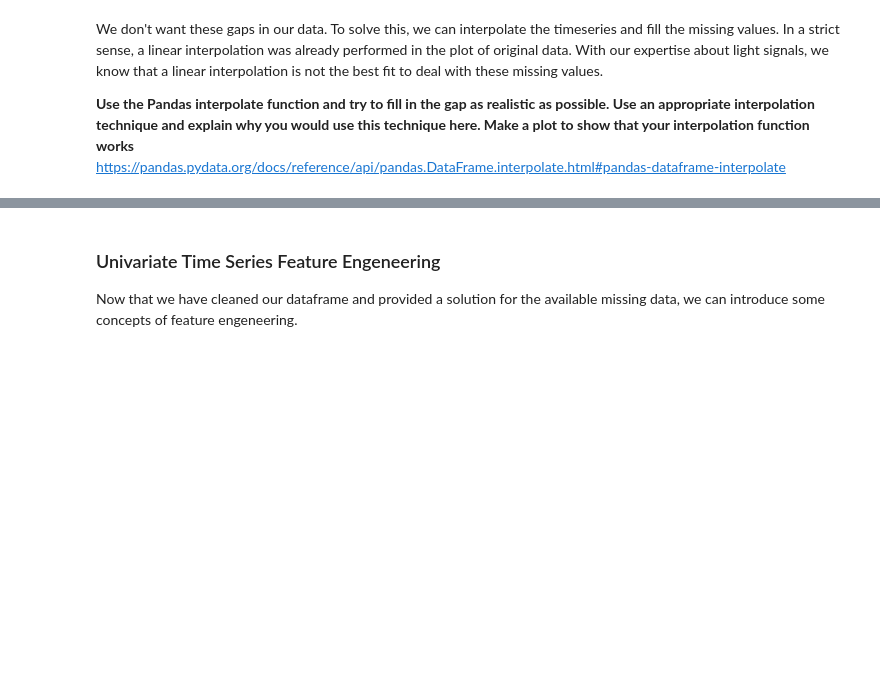
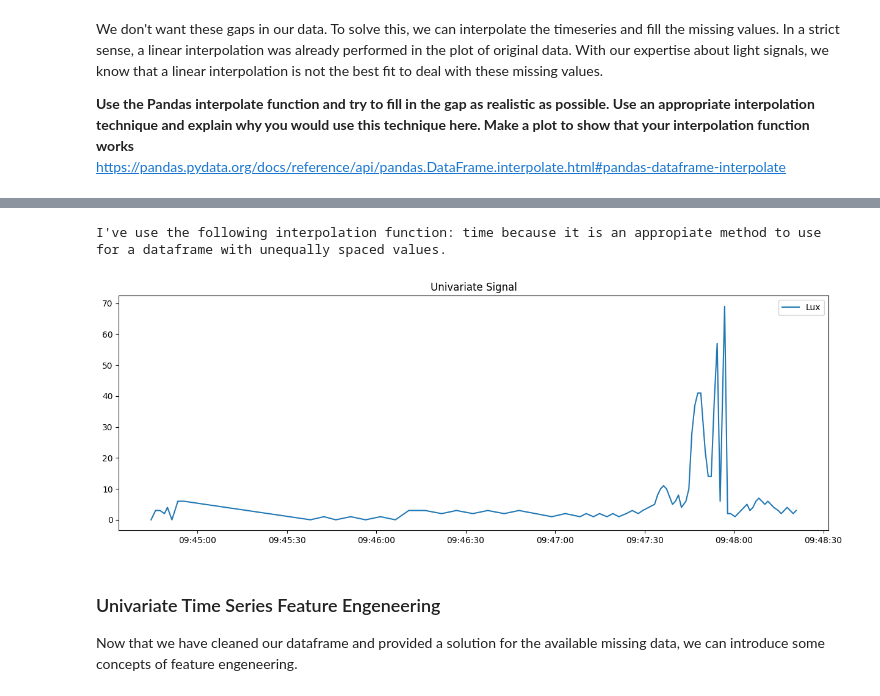
Before and after one commit to cesarz10/Data-Analytics-Healthcare, a Jupyter notebook: Lab_3_mobile/Lab_3_Mobile.ipynb, the cells around one changed output, grey strips where cells are left out. Saved outputs shown, nothing was run; the diff lists cells and outputs as text; code cells hidden in the pictures; blank space fills up the shorter version.

```diff
--- a/Lab_3_mobile/Lab_3_Mobile.ipynb
+++ b/Lab_3_mobile/Lab_3_Mobile.ipynb
@@ -315,5 +342,6 @@ plt.show()
 We don't want these gaps in our data. To solve this, we can interpolate the timeseries and fill the missing values. In a strict sense, a linear interpolation was already performed in the plot of original data. With our expertise about light signals, we know that a linear interpolation is not the best fit to deal with these missing values.
 
 **Use the Pandas interpolate function and try to fill in the gap as realistic as possible. Use an appropriate interpolation technique and explain why you would use this technique here. Make a plot to show that your interpolation function works** <br> https://pandas.pydata.org/docs/reference/api/pandas.DataFrame.interpolate.html#pandas-dataframe-interpolate
-# %%
-resampled['interpolatede_value'] = resampled['value']...# YOUR CODE HERE
+# %%
+resampled['interpolated_value'] = resampled['value'].interpolate(method='time')
+resampled
@@ -320,20 +363,23 @@ resampled['interpolatede_value'] = resampled['value']...# YOUR CODE HERE
 # %%
 answer4="""
-I've use the following interpolation function: [x] because ...
+I've use the following interpolation function: time because it is an appropiate method to use for a dataframe with unequally spaced values.
 """
 print(answer4)
+# %% [output]
+I've use the following interpolation function: time because it is an appropiate method to use for a dataframe with unequally spaced values.
 # %%
 fig, axes = plt.subplots(1, figsize=(15, 5))
 
 # Now, let's plot the lux values
 
-# YOUR CODE HERE, REPLACE NONE with correct interpolatede_value
-axes.plot(None,label='Lux')
+axes.plot(resampled['interpolated_value'],label='Lux')
 
 # set the title and show the legend
 axes.set_title("Univariate Signal")
 axes.legend()
 plt.show()
+# %% [output]
+[figure, added]
 # %% [markdown]
 ### Univariate Time Series Feature Engeneering
 
```
Also changed, not shown: parts of 12 cells of this notebook.
